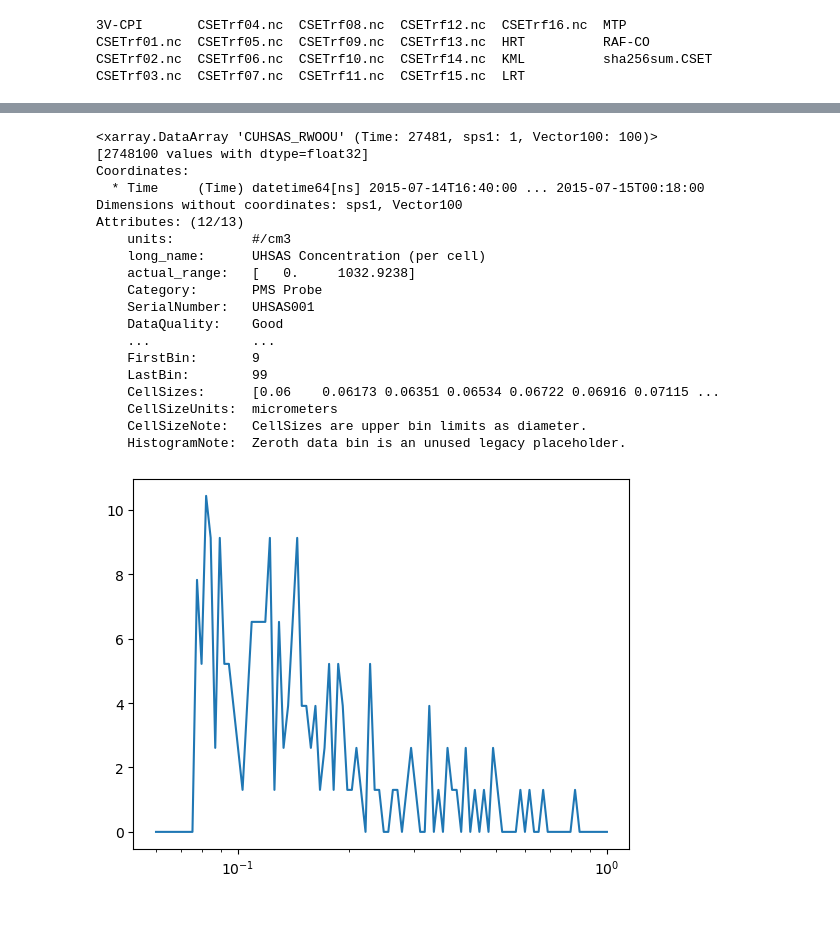
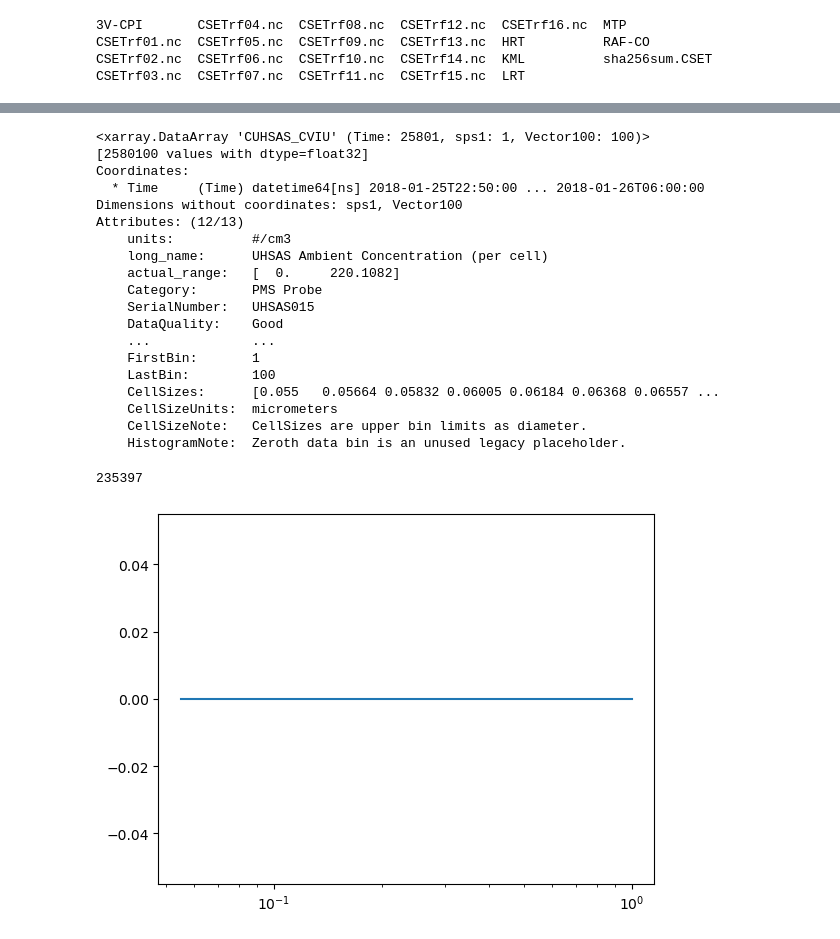
Before and after one commit to NCAR/aerosol-scattering, a Jupyter notebook: scripts/gurgle/notebooks/UHSAS_LidarCoeffs.ipynb, the cells around one changed output, grey strips where cells are left out. Drawn from its saved outputs; the diff is of its cells as text; code cells hidden in the pictures.

```diff
--- a/scripts/gurgle/notebooks/UHSAS_LidarCoeffs.ipynb
+++ b/scripts/gurgle/notebooks/UHSAS_LidarCoeffs.ipynb
@@ -23,7 +66,30 @@ import MieLibrary as mie
 # %%
 cset_lst = glob.glob(os.path.join("/scr/raf/Prod_Data/CSET/","*.nc"))
+cset_loc_tag = "_RWOOU"
+
+socrates_lst = glob.glob(os.path.join("/scr/raf/Prod_Data/SOCRATES/","*.nc"))
+soc_loc_tag = "_CVIU"
+
+hippo1_lst = glob.glob(os.path.join("/scr/raf/Prod_Data/HIPPO-1","*.nc"))
+hippo1_loc_tag = "_RWI"
+
+hippo2_lst = glob.glob(os.path.join("/scr/raf/Prod_Data/HIPPO-2","*.nc"))
+hippo2_loc_tag = "_RWI"
+
+hippo3_lst = glob.glob(os.path.join("/scr/raf/Prod_Data/HIPPO-3","*.nc"))
+hippo3_loc_tag = "_RWI"
+
+hippo4_lst = glob.glob(os.path.join("/scr/raf/Prod_Data/HIPPO-4","*.nc"))
+hippo4_loc_tag = "_RWI"
+
+hippo5_lst = glob.glob(os.path.join("/scr/raf/Prod_Data/HIPPO-5","*.nc"))
+hippo5_loc_tag = "_RWI"
 # %%
-ds = xr.open_dataset(cset_lst[4])
+ds = xr.open_dataset(socrates_lst[4])
+loc_tag = soc_loc_tag
+
+# ds = xr.open_dataset(hippo4_lst[-2])
+# loc_tag = hippo2_loc_tag
 # %%
 ds
 # %% [output]
@@ -53,30 +127,34 @@ Relevant variables
 # %%
-ds['CUHSAS_RWOOU']
+ds['CUHSAS'+loc_tag]
 # %% [output]
-<xarray.DataArray 'CUHSAS_RWOOU' (Time: 27481, sps1: 1, Vector100: 100)>
-[2748100 values with dtype=float32]
+<xarray.DataArray 'CUHSAS_CVIU' (Time: 25801, sps1: 1, Vector100: 100)>
+[2580100 values with dtype=float32]
 Coordinates:
-  * Time     (Time) datetime64[ns] 2015-07-14T16:40:00 ... 2015-07-15T00:18:00
+  * Time     (Time) datetime64[ns] 2018-01-25T22:50:00 ... 2018-01-26T06:00:00
 Dimensions without coordinates: sps1, Vector100
 Attributes: (12/13)
     units:          #/cm3
-    long_name:      UHSAS Concentration (per cell)
-    actual_range:   [   0.     1032.9238]
+    long_name:      UHSAS Ambient Concentration (per cell)
+    actual_range:   [  0.     220.1082]
     Category:       PMS Probe
-    SerialNumber:   UHSAS001
+    SerialNumber:   UHSAS015
     DataQuality:    Good
     ...             ...
-    FirstBin:       9
-    LastBin:        99
-    CellSizes:      [0.06    0.06173 0.06351 0.06534 0.06722 0.06916 0.07115 ...
+    FirstBin:       1
+    LastBin:        100
+    CellSizes:      [0.055   0.05664 0.05832 0.06005 0.06184 0.06368 0.06557 ...
     CellSizeUnits:  micrometers
     CellSizeNote:   CellSizes are upper bin limits as diameter.
     HistogramNote:  Zeroth data bin is an unused legacy placeholder.
+# %%
+np.sum(ds['CUHSAS'+loc_tag].values > 0)
+# %% [output]
+235397
 # %%
 plt.figure()
-plt.plot(ds['CUHSAS_RWOOU'].attrs['CellSizes'],ds['CUHSAS_RWOOU'].values[5000,0,:])
+plt.plot(ds['CUHSAS'+loc_tag].attrs['CellSizes'],ds['CUHSAS'+loc_tag].values[1100,0,:])
 plt.xscale('log')
 # %% [output]
-[figure, old version]
+[figure, new version]
 # %%
 plt.figure()
```
Also changed, not shown: parts of 42 cells of this notebook, 1 other file.
